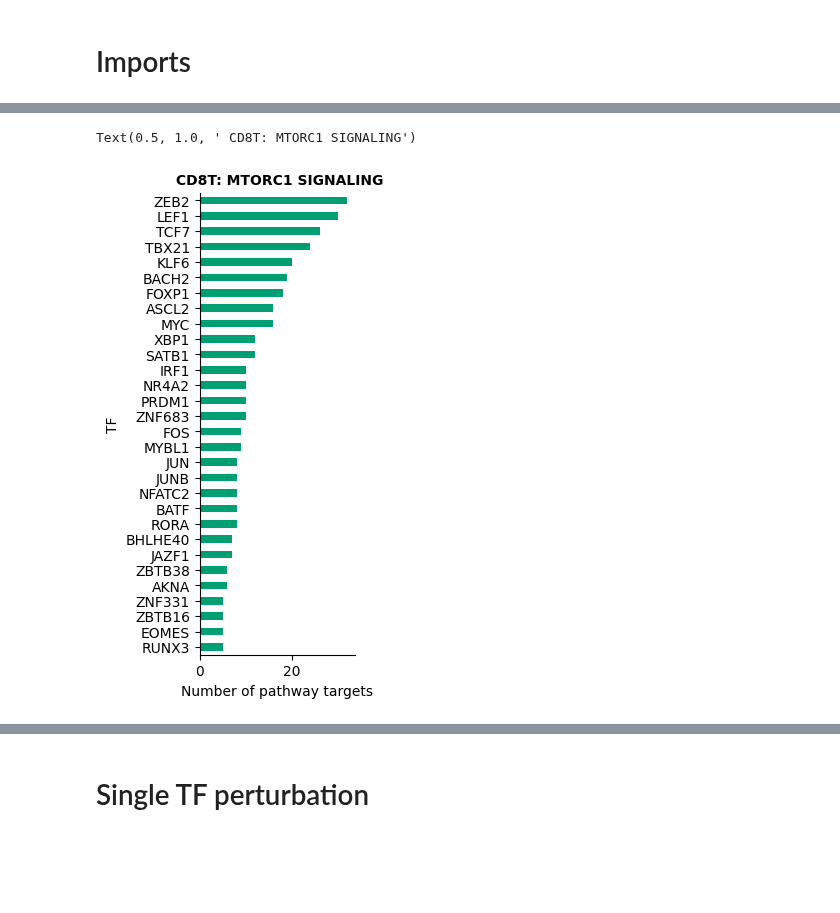
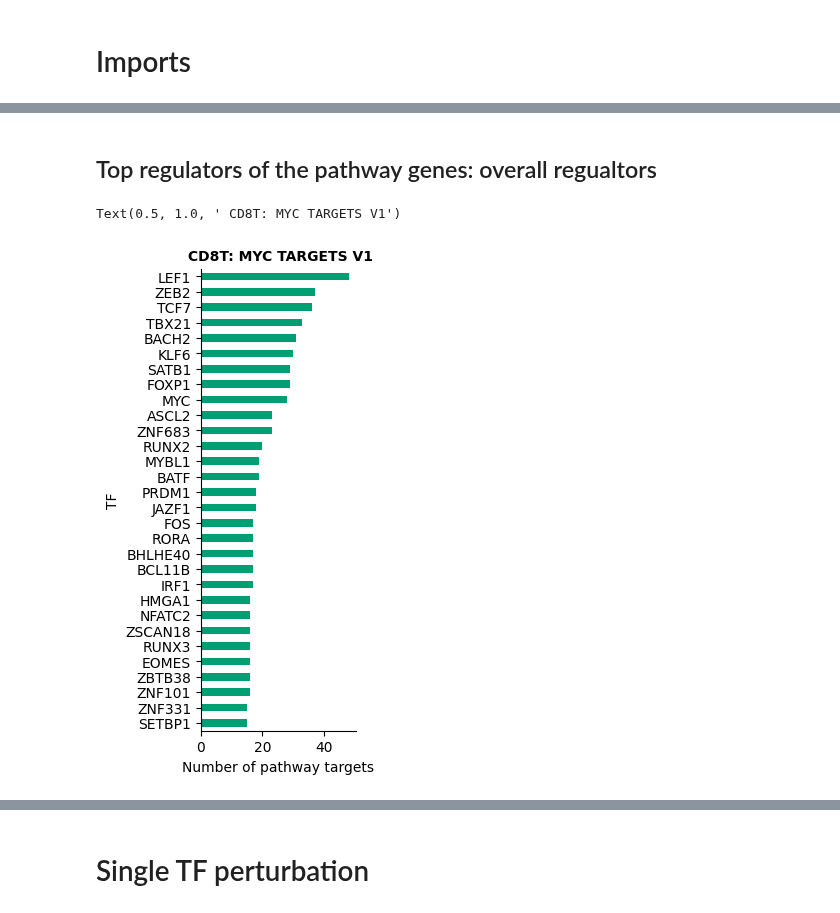
Before and after one commit to janursa/HIRA, a Jupyter notebook: notebooks/in_silico_perturbation.ipynb, the cells around one changed output, grey strips where cells are left out. Saved outputs shown, nothing was run; the diff lists cells and outputs as text; code cells hidden in the pictures; blank space fills up the shorter version.

Commit message:
opengenes pathways are added. perturbation effects on these pathways are included

```diff
--- a/notebooks/in_silico_perturbation.ipynb
+++ b/notebooks/in_silico_perturbation.ipynb
@@ -77,3 +61,12 @@ Processing: CD8T - data13_Japanese (None | multi)
+# %%
+from ciim.src.tf_activity.helper import get_consensus_net
+cell_type = 'CD8T'
+target_pathway = 'MYC TARGETS V1' # 'MTORC1 SIGNALING'  'MYC TARGETS V1'
+
+pathways = get_genesets()
+pathway_genes = pathways[target_pathway]
+grn = get_consensus_net(cell_type=cell_type)
+grn_pathway = grn[grn['target'].isin(pathway_genes)]
 # %%
 if False:
     from ciim.src.utils.util import get_genesets
@@ -98,18 +79,20 @@ tf_counts = grn_pathway['source'].value_counts().sort_values(ascending=False)
+# %% [markdown]
+## Top regulators of the pathway genes: overall regualtors
 # %%
-import matplotlib.pyplot as plt
+tf_counts = grn_pathway['source'].value_counts().sort_values(ascending=False)
 
 # Plot
 tf_counts_top = tf_counts.head(30)  # Limit to top 20 TFs for clarity
 fig, ax = plt.subplots(figsize=(2, max(2, len(tf_counts_top) * 0.2)))
 tf_counts_top.plot(kind='barh', ax=ax, color=colors_blind[2], edgecolor=None)
 
 # Aesthetics
 ax.invert_yaxis()  # Largest count at the top
 ax.set_xlabel('Number of pathway targets')
 ax.set_ylabel('TF')
 ax.spines[['top', 'right']].set_visible(False)  # Hide top and right spines
 ax.margins(y=0.1)  # Add margins for better visibility
-ax.set_title(f' {cell_type}: {pathway}', weight='bold', fontsize=10)
+ax.set_title(f' {cell_type}: {target_pathway}', weight='bold', fontsize=10)
 # %% [output]
-Text(0.5, 1.0, ' CD8T: MTORC1 SIGNALING')
+Text(0.5, 1.0, ' CD8T: MYC TARGETS V1')
-[figure, old version]
+[figure, new version]
```
Also changed, not shown: parts of 27 cells of this notebook, 7 other files.
